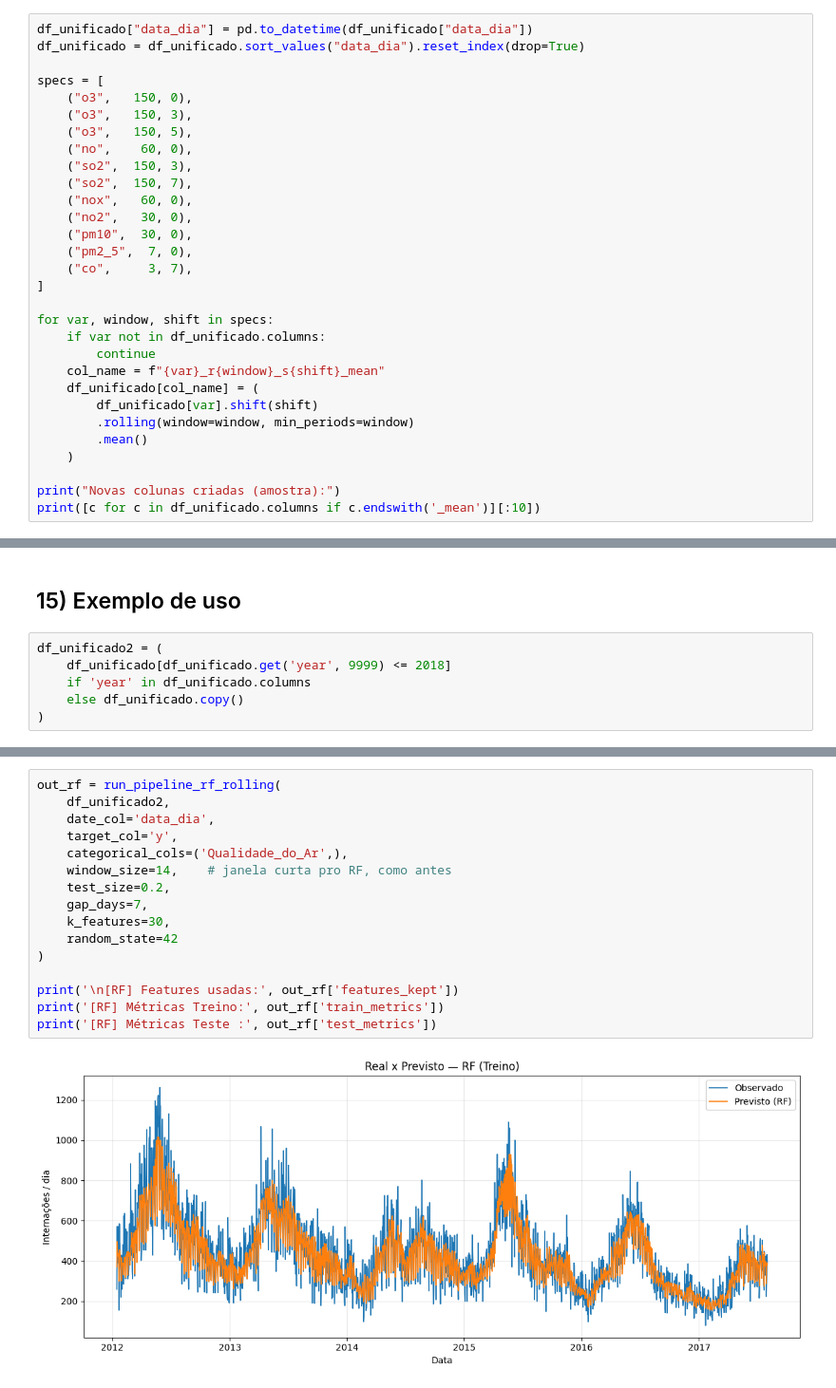
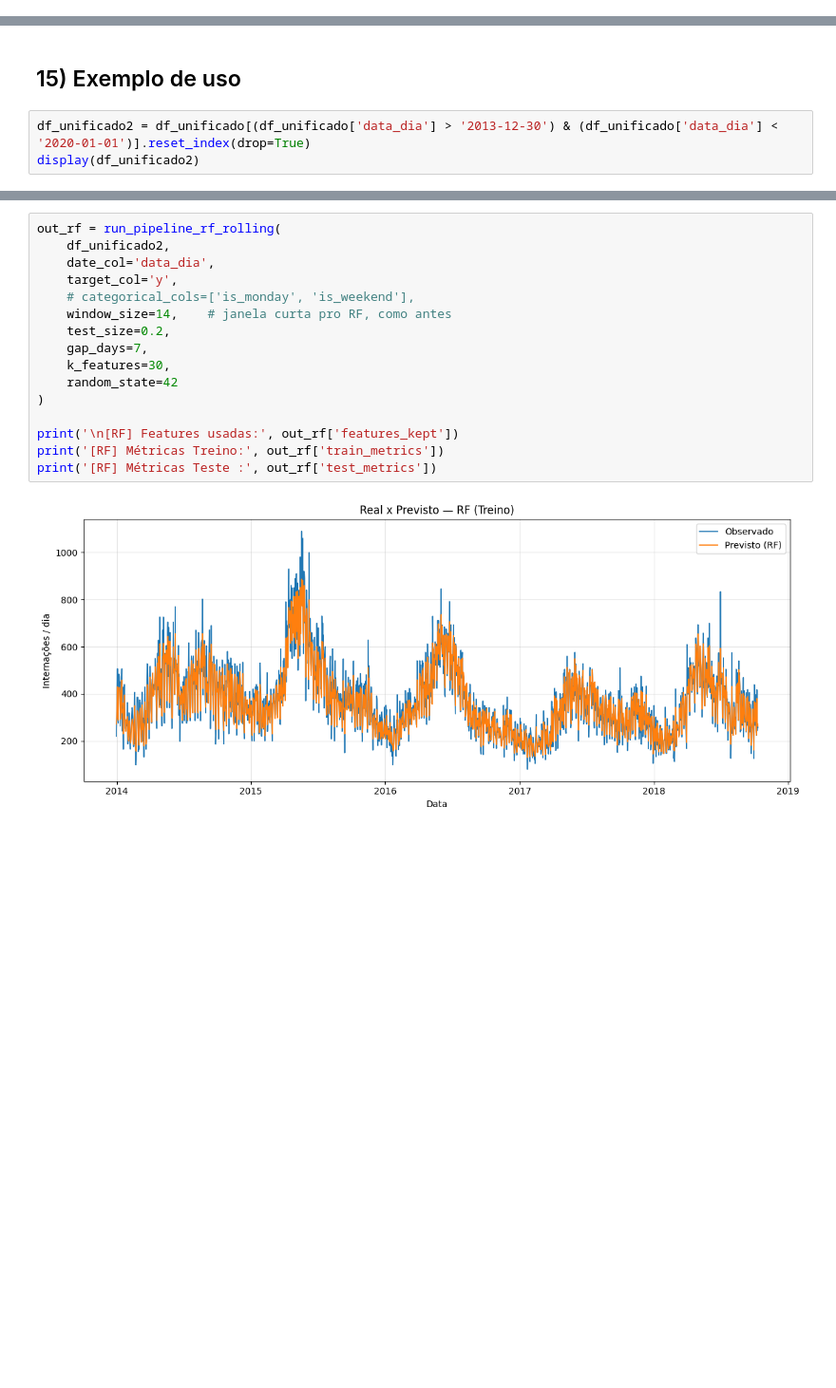
Before and after one commit to AILAB-CEFET-RJ/qualiar, a Jupyter notebook: notebooks/Internacoes.ipynb, the cells around one changed output, grey strips where cells are left out. Shown at 95% size. Cells and saved outputs as stored; diff of their text form; blank space fills up the shorter version.

```diff
--- a/notebooks/Internacoes.ipynb
+++ b/notebooks/Internacoes.ipynb
@@ -111,30 +111,0 @@ Cria colunas de médias móveis para poluentes/variáveis ambientais com defasag
-# %%
-df_unificado["data_dia"] = pd.to_datetime(df_unificado["data_dia"])
-df_unificado = df_unificado.sort_values("data_dia").reset_index(drop=True)
-
-specs = [
-    ("o3",   150, 0),
-    ("o3",   150, 3),
-    ("o3",   150, 5),
-    ("no",    60, 0),
-    ("so2",  150, 3),
-    ("so2",  150, 7),
-    ("nox",   60, 0),
-    ("no2",   30, 0),
-    ("pm10",  30, 0),
-    ("pm2_5",  7, 0),
-    ("co",     3, 7),
-]
-
-for var, window, shift in specs:
-    if var not in df_unificado.columns:
-        continue
-    col_name = f"{var}_r{window}_s{shift}_mean"
-    df_unificado[col_name] = (
-        df_unificado[var].shift(shift)
-        .rolling(window=window, min_periods=window)
-        .mean()
-    )
-
-print("Novas colunas criadas (amostra):")
-print([c for c in df_unificado.columns if c.endswith('_mean')][:10])
@@ -999,8 +996,5 @@ def run_pipeline_lstm_rolling_optimized(
 # %% [markdown]
 ## 15) Exemplo de uso
 # %%
-df_unificado2 = (
-    df_unificado[df_unificado.get('year', 9999) <= 2018]
-    if 'year' in df_unificado.columns
-    else df_unificado.copy()
-)
+df_unificado2 = df_unificado[(df_unificado['data_dia'] > '2013-12-30') & (df_unificado['data_dia'] < '2020-01-01')].reset_index(drop=True)
+display(df_unificado2)
@@ -1007,18 +1015,18 @@ df_unificado2 = (
 # %%
 out_rf = run_pipeline_rf_rolling(
     df_unificado2,
     date_col='data_dia',
     target_col='y',
-    categorical_cols=('Qualidade_do_Ar',),
+    # categorical_cols=['is_monday', 'is_weekend'],
     window_size=14,    # janela curta pro RF, como antes
     test_size=0.2,
     gap_days=7,
     k_features=30,
     random_state=42
 )
 
 print('\n[RF] Features usadas:', out_rf['features_kept'])
 print('[RF] Métricas Treino:', out_rf['train_metrics'])
 print('[RF] Métricas Teste :', out_rf['test_metrics'])
 # %% [output]
-[figure, old version]
+[figure, new version]
```
Also changed, not shown: parts of 8 cells of this notebook.
